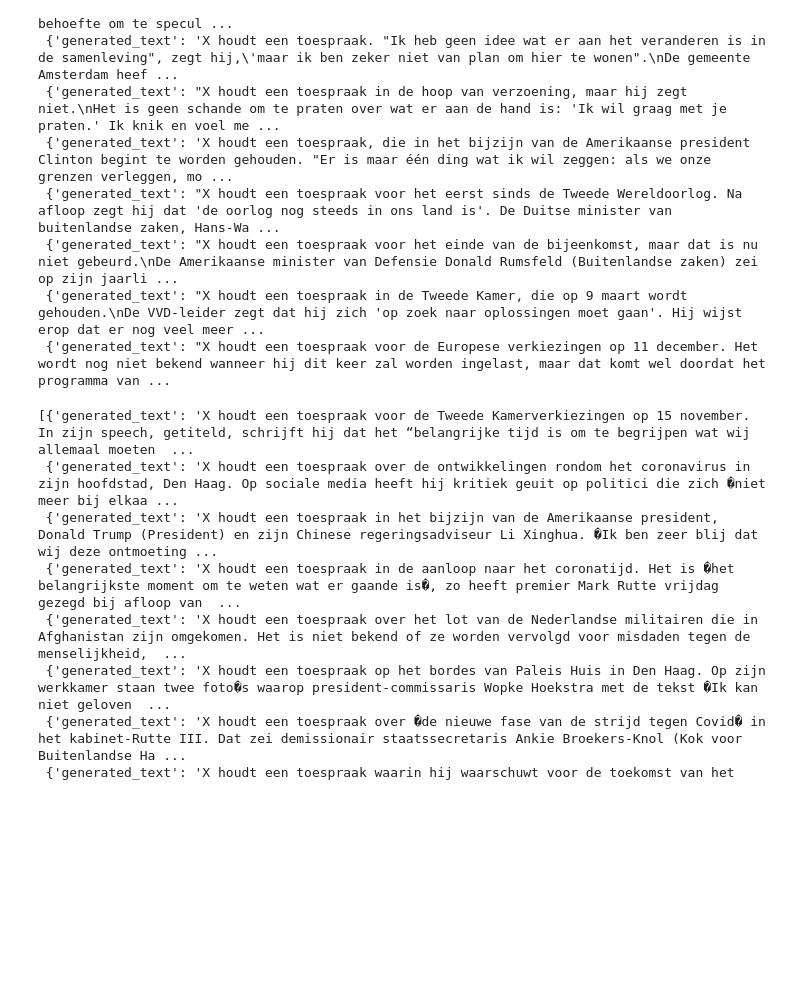
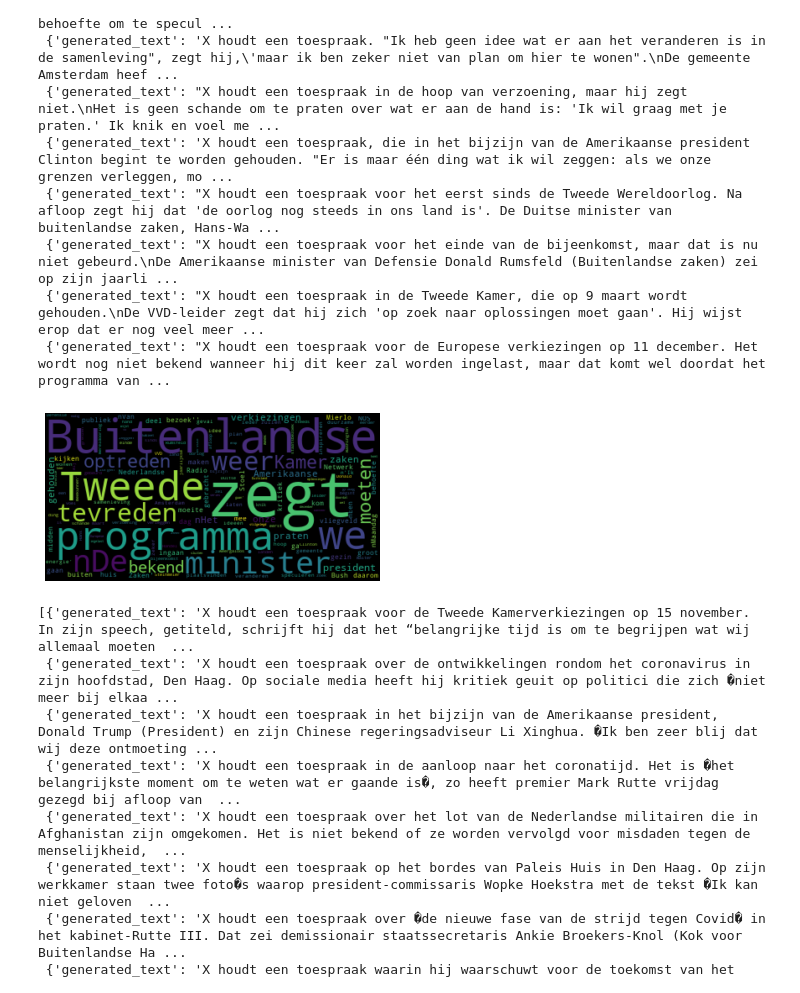
Before and after one commit to Chris-Congleton/MSc-Thesis, a Jupyter notebook: Analysis/TextGeneration.ipynb, the cells around one changed output. Drawn from its saved outputs; the diff is of its cells as text; code cells hidden in the pictures; blank space fills up the shorter version.

```diff
--- a/Analysis/TextGeneration.ipynb
+++ b/Analysis/TextGeneration.ipynb
@@ -218,3 +256,19 @@ Model weights saved in drive/MyDrive/CS/Thesis/GPT2/gpt2-General/pytorch_model.b
+# %%
+def gen2text(gen):
+  text = []
+  for v in gen:
+    text.append(v['generated_text'])
+
+  return str(text)
+# %%
+def cloudify(text):
+  # Create and generate a word cloud image:
+  wordcloud = WordCloud(stopwords=stop_words, max_font_size=50, max_words=100, background_color="white").generate(text)
+
+  # Display the generated image:
+  plt.imshow(wordcloud, interpolation='bilinear')
+  plt.axis("off")
+  plt.show()
 # %% [markdown]
 # Vanilla
 # %%
@@ -306,4 +360,19 @@ Vanilla("X houdt een toespraak", max_length=50, num_return_sequences=10)
  {'generated_text': "X houdt een toespraak voor het einde van de bijeenkomst, maar dat is nu niet gebeurd.\nDe Amerikaanse minister van Defensie Donald Rumsfeld (Buitenlandse zaken) zei op zijn jaarli ...
  {'generated_text': "X houdt een toespraak in de Tweede Kamer, die op 9 maart wordt gehouden.\nDe VVD-leider zegt dat hij zich 'op zoek naar oplossingen moet gaan'. Hij wijst erop dat er nog veel meer ...
  {'generated_text': "X houdt een toespraak voor de Europese verkiezingen op 11 december. Het wordt nog niet bekend wanneer hij dit keer zal worden ingelast, maar dat komt wel doordat het programma van ...
+# %%
+vanilla_gen = [{'generated_text': "X houdt een toespraak.,,Ik ga naar huis, maar dan kom je weer op bezoek'', zegt hij in het NOS Radio 1-programma Netwerk.\nEen groot deel van de Nederlandse publiek heeft moeite met hem en is daarom niet tevreden over zijn optreden"},
+ {'generated_text': 'X houdt een toespraak in het midden van de Tweede Kamer.\nVan der Stoel: "We moeten nu eens naar buiten gaan om te kijken of we er iets mee kunnen maken."\nMaandag wordt bekend dat minister Van Mierlo (Buitenlandse Zaken'},
+ {'generated_text': "X houdt een toespraak op de dag dat hij met zijn gezin naar het vliegveld is gebracht. Hij wil niet ingaan op kritiek van president Bush, maar heeft ook geen behoefte om te speculeren of er in ieder geval weer verkiezingen zullen plaatsvinden.\n'Ik heb"},
+ {'generated_text': 'X houdt een toespraak. "Ik heb geen idee wat er aan het veranderen is in de samenleving", zegt hij,\'maar ik ben zeker niet van plan om hier te wonen".\nDe gemeente Amsterdam heeft zich laten inspireren door zijn ideeën over duurzame energie'},
+ {'generated_text': "X houdt een toespraak in de hoop van verzoening, maar hij zegt niet.\nHet is geen schande om te praten over wat er aan de hand is: 'Ik wil graag met je praten.' Ik knik en voel me weergaloos als ik op"},
+ {'generated_text': 'X houdt een toespraak, die in het bijzijn van de Amerikaanse president Clinton begint te worden gehouden. "Er is maar één ding wat ik wil zeggen: als we onze grenzen verleggen, moeten wij ervoor zorgen dat deze landen niet met ons meekunnen'},
+ {'generated_text': "X houdt een toespraak voor het eerst sinds de Tweede Wereldoorlog. Na afloop zegt hij dat 'de oorlog nog steeds in ons land is'. De Duitse minister van buitenlandse zaken, Hans-Walter Steinmeier (Buitenlandse Handel), heeft eerder deze week"},
+ {'generated_text': "X houdt een toespraak voor het einde van de bijeenkomst, maar dat is nu niet gebeurd.\nDe Amerikaanse minister van Defensie Donald Rumsfeld (Buitenlandse zaken) zei op zijn jaarlijkse staatsbezoek aan Washington: 'Ik ben zeer tevreden met onze optreden in"},
+ {'generated_text': "X houdt een toespraak in de Tweede Kamer, die op 9 maart wordt gehouden.\nDe VVD-leider zegt dat hij zich 'op zoek naar oplossingen moet gaan'. Hij wijst erop dat er nog veel meer nodig is om het kabinet uit te sluiten over"},
+ {'generated_text': "X houdt een toespraak voor de Europese verkiezingen op 11 december. Het wordt nog niet bekend wanneer hij dit keer zal worden ingelast, maar dat komt wel doordat het programma van Eurovisie-programma's en tv-series in Duitsland is stilgelegd.\nHet"}]
+# %%
+cloudify(gen2text(vanilla_gen))
+# %% [output]
+[figure, added]
 # %%
```
Also changed, not shown: parts of 42 cells of this notebook.
